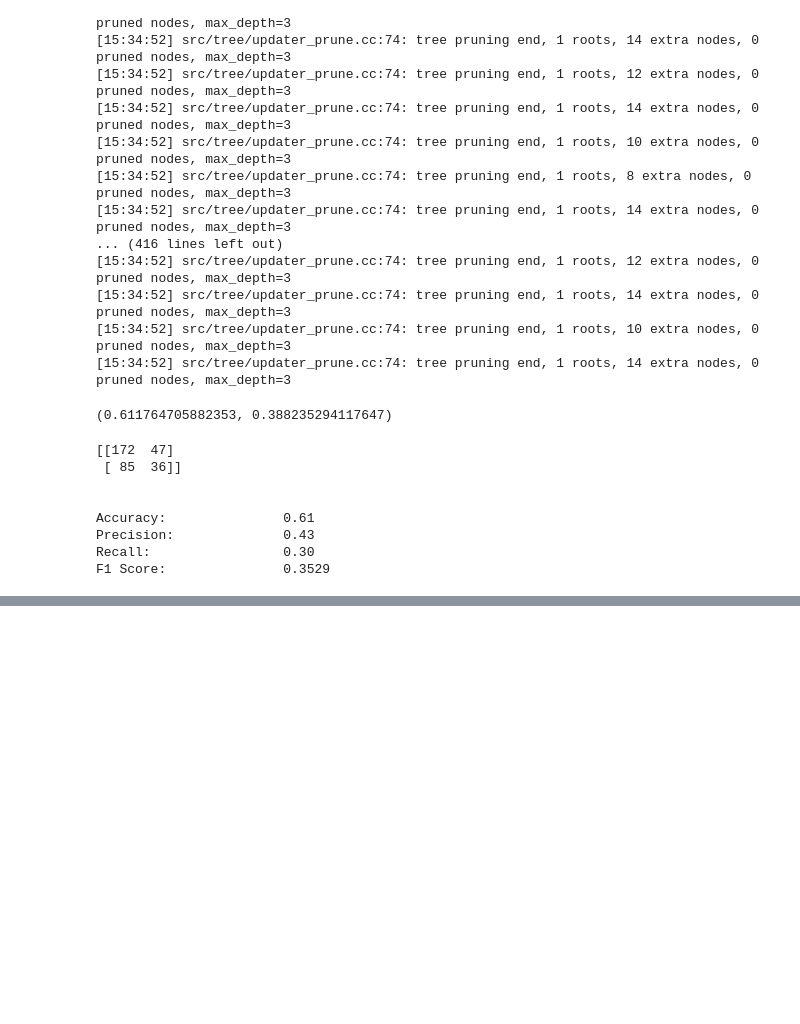
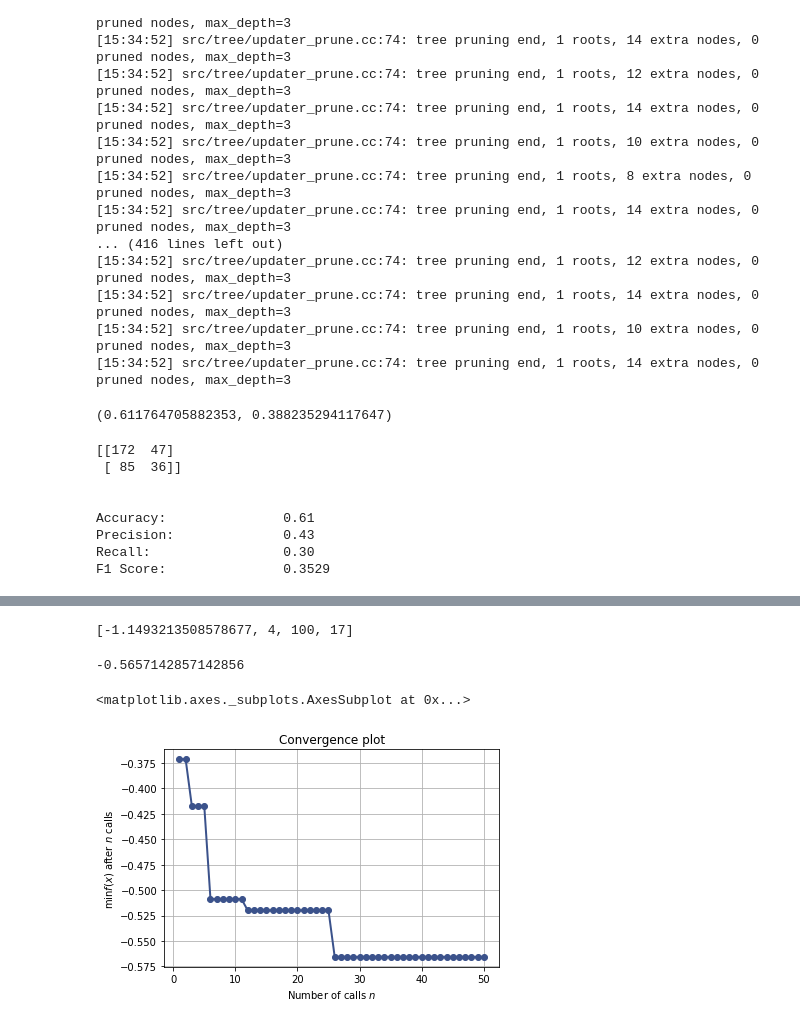
Before and after one commit to jdmendoza/predicting_startup_success, a Jupyter notebook: Danny_SF_Startup_Acquisition.ipynb, the cells around one changed output, grey strips where cells are left out. Cells and saved outputs as stored; diff of their text form; code cells hidden in the pictures; blank space fills up the shorter version.

```diff
--- a/Danny_SF_Startup_Acquisition.ipynb
+++ b/Danny_SF_Startup_Acquisition.ipynb
@@ -1199,0 +1214,19 @@ F1 Score:               0.3529
+# %%
+from sklearn.ensemble import GradientBoostingClassifier
+
+def objective(params):
+    learning_rate = 10. ** params[0]
+    max_depth = params[1]
+    min_samples_split = params[2]
+    max_features = params[3]
+
+    gbclass = GradientBoostingClassifier(
+        n_estimators=50,
+        learning_rate=learning_rate,
+        max_depth=max_depth,
+        min_samples_split=min_samples_split,
+        max_features=max_features,
+        random_state=1 )
+
+
+    return -np.mean(cross_val_score(gbclass, X_train, y_train, cv=5, n_jobs=-1,scoring='precision'))
@@ -1199,0 +1235,19 @@ F1 Score:               0.3529
+# %%
+space = [(-5.0,0.0),(1,5),(2,100),(1,X_train.shape[1])]
+
+r = gp_minimize(objective, space, n_calls=50, random_state=1)
+# %%
+best_params = r.x
+best_params
+# %% [output]
+[-1.1493213508578677, 4, 100, 17]
+# %%
+r.fun
+# %% [output]
+-0.5657142857142856
+# %%
+from skopt.plots import plot_convergence
+plot_convergence(r, yscale="linear")
+# %% [output]
+<matplotlib.axes._subplots.AxesSubplot at 0x...>
+[figure, added]
```
Also changed, not shown: parts of 8 cells of this notebook, 1 other file.
